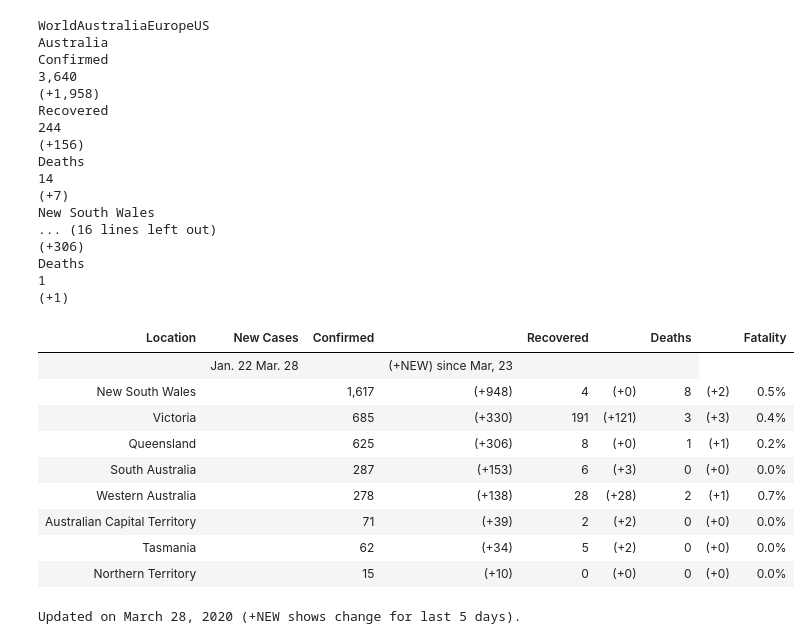
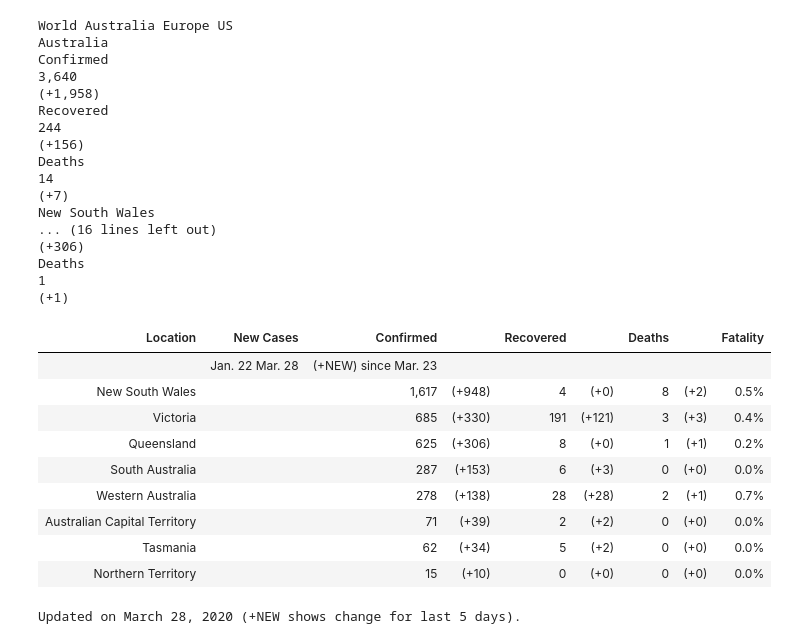
Before and after one commit to iamashks/covid19-australia, a Jupyter notebook: index.ipynb, the cells around one changed output. Saved outputs shown, nothing was run; the diff lists cells and outputs as text; code cells hidden in the pictures.

Commit message:
0.4.0: Improved notebook for overview + improved design

```diff
--- a/index.ipynb
+++ b/index.ipynb
@@ -89,36 +128,32 @@ summary
  'QLD Recover (5D)': 0,
  'QLD Deaths (5D)': 1}
 # %%
-templateLoader = jj.FileSystemLoader(searchpath='./')
-templateEnv = jj.Environment(loader=templateLoader)
+html_text = get_template('overview').render(D=summary, table=df_table, newcases=dft_cases_new,
+                                            np=np, pd=pd, enumerate=enumerate)
+html_text = f'<div>{get_css_asset("keen")}{html_text}</div>'
 
-template = templateEnv.get_template('templates/overview.html')
-html_text = template.render(D=summary, table=df_table, newcases=dft_cases_new, np=np, pd=pd, enumerate=enumerate)
-
-with open('.local/temp1.html', 'w') as f:
-    f.write(html_text)
-
-HTML(f'<div>{html_text}</div>')
+do_dev_tasks(html=html_text)
+HTML(html_text)
 # %% [output]
-WorldAustraliaEuropeUS
+World Australia Europe US
 Australia
 Confirmed
 3,640
 (+1,958)
 Recovered
 244
 (+156)
 Deaths
 14
 (+7)
 New South Wales
 ... (16 lines left out)
 (+306)
 Deaths
 1
 (+1)
 | Location | New Cases | Confirmed |  | Recovered |  | Deaths |  | Fatality |
-|  | Jan. 22 Mar. 28 |  | (+NEW) since Mar, 23 |  |  |  |
+|  | Jan. 22 Mar. 28 | (+NEW) since Mar. 23 |  |  |  |  |  |  |
 | New South Wales |  | 1,617 | (+948) | 4 | (+0) | 8 | (+2) | 0.5% |
 | Victoria |  | 685 | (+330) | 191 | (+121) | 3 | (+3) | 0.4% |
 | Queensland |  | 625 | (+306) | 8 | (+0) | 1 | (+1) | 0.2% |
```
Also changed, not shown: parts of 3 cells of this notebook, 2 other files.
